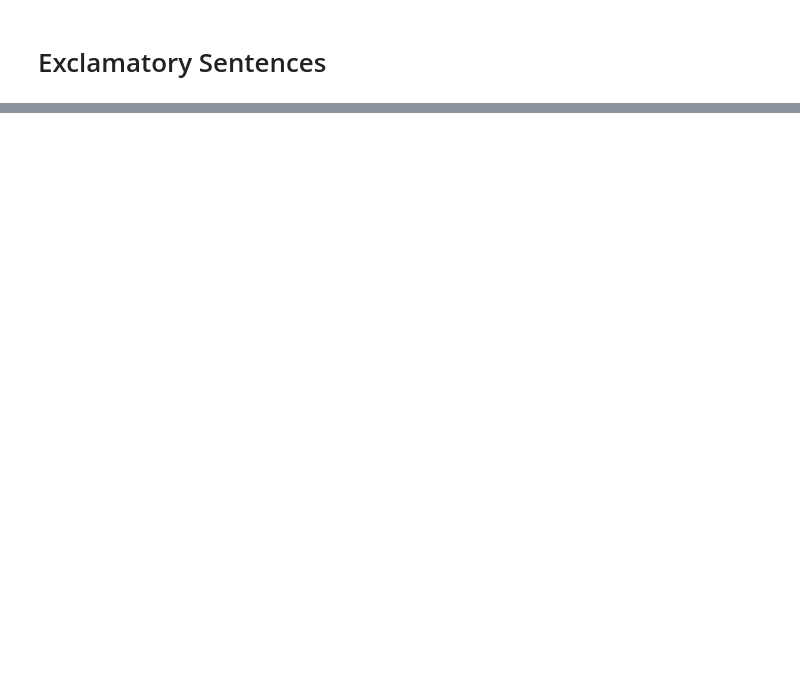
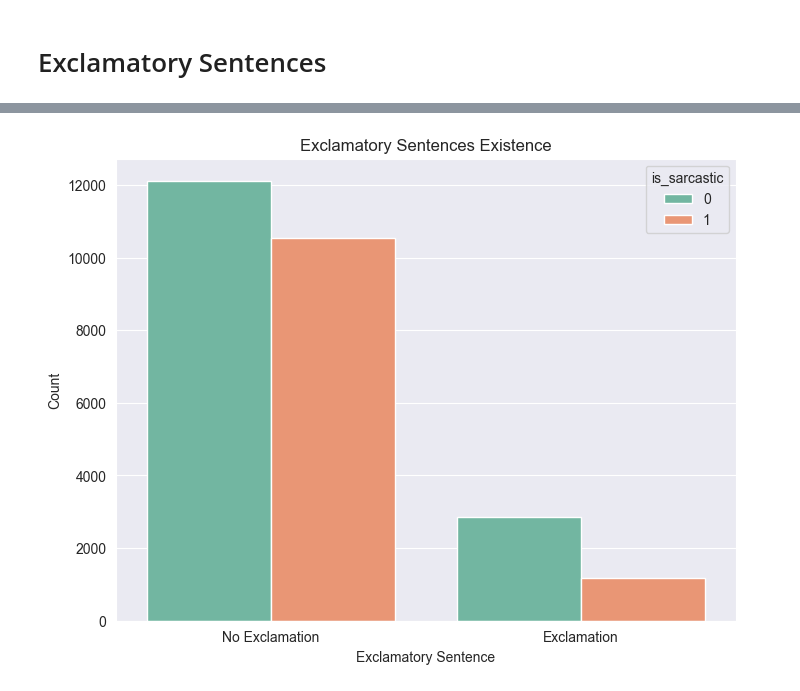
Before and after one commit to vigonometry/CS4248_Group8_SarcasmDetection, a Jupyter notebook: 03_EDA.ipynb, the cells around one changed output, grey strips where cells are left out. Saved outputs shown, nothing was run; the diff lists cells and outputs as text; code cells hidden in the pictures; blank space fills up the shorter version.

```diff
--- a/03_EDA.ipynb
+++ b/03_EDA.ipynb
@@ -929,0 +942,11 @@ Passing `palette` without assigning `hue` is deprecated and will be removed in v
+# %%
+# Plotting
+plt.figure(figsize=(8, 6))
+sns.countplot(df, x="exclamation", hue="is_sarcastic", palette="Set2")
+plt.title("Exclamatory Sentences Existence")
+plt.xlabel("Exclamatory Sentence")
+plt.ylabel("Count")
+plt.xticks([0, 1], ['No Exclamation', 'Exclamation'], rotation=0)
+plt.show()
+# %% [output]
+[figure, added]
```
Also changed, not shown: parts of 40 cells of this notebook, 4 other files.
